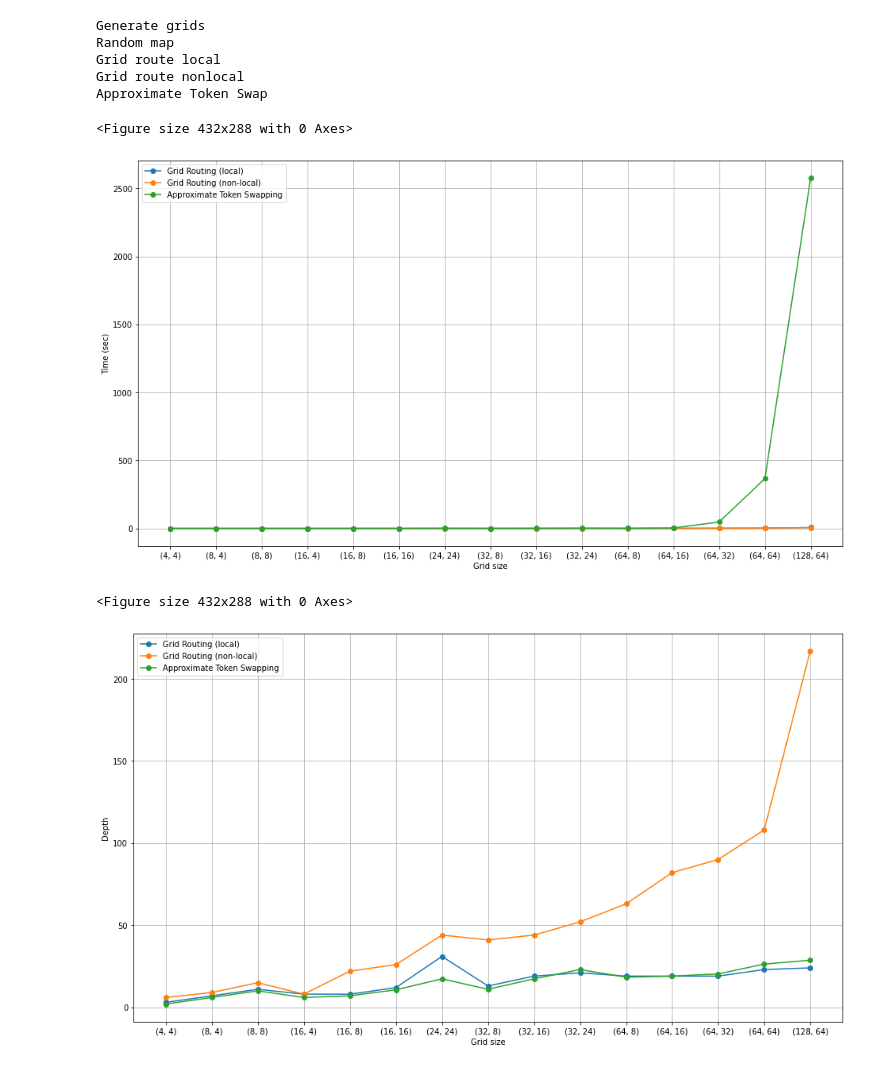
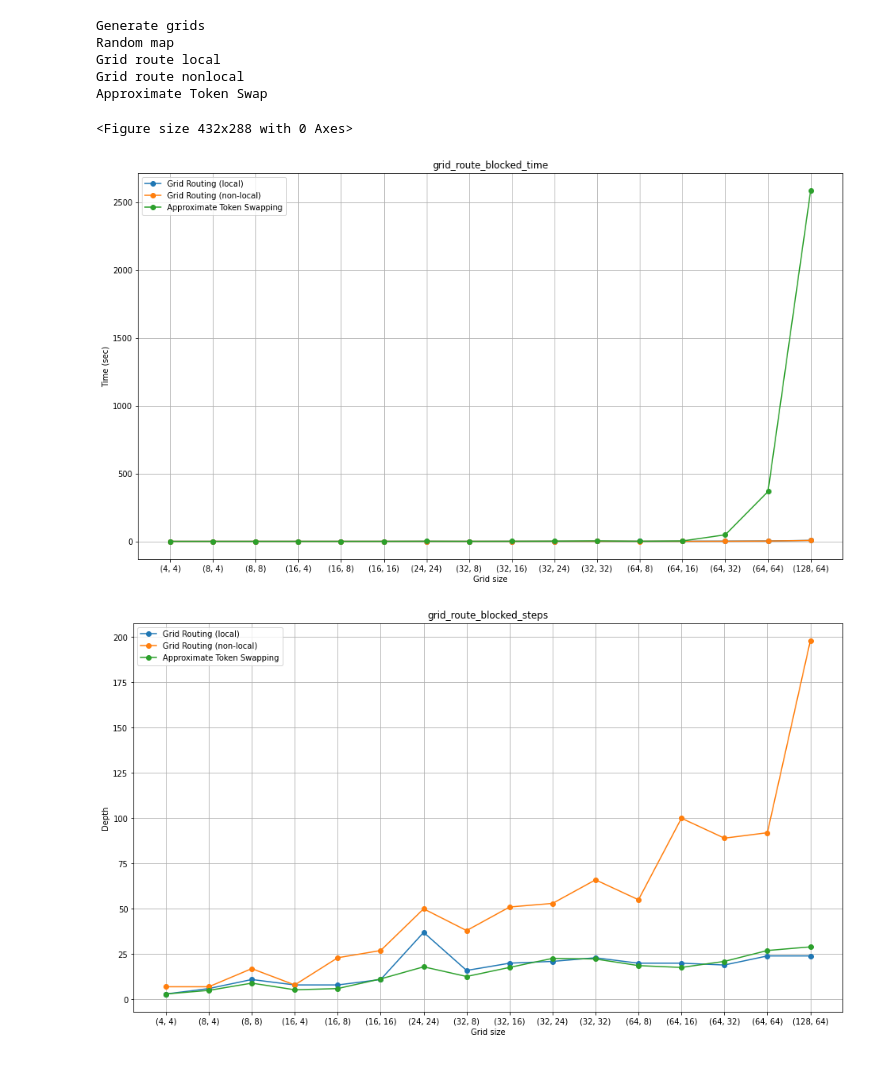
Before and after one commit to rtohid/qtranspilation, a Jupyter notebook: examples/grid_routing.ipynb, the cells around one changed output. Drawn from its saved outputs; the diff is of its cells as text; code cells hidden in the pictures.

```diff
--- a/examples/grid_routing.ipynb
+++ b/examples/grid_routing.ipynb
@@ -301,11 +307,11 @@ from qtranspiler.utils import blocked_random_map, random_map, profile_func
 from matplotlib import pyplot as plt
 
 grid_dimensions = [(4, 4), (8, 4), (8, 8), (16, 4), (16, 8), (16, 16),
-                   (24, 24), (32, 8), (32, 16), (32, 24), (64, 8), (64, 16),
-                   (64, 32), (64, 64), (128, 64)]
+                   (24, 24), (32, 8), (32, 16), (32, 24), (32, 32), (64, 8),
+                   (64, 16), (64, 32), (64, 64), (128, 64)]
 
 block_sizes = [(2, 2), (2, 2), (2, 2), (4, 2), (4, 4), (4, 4), (4, 4), (4, 4),
-               (4, 4), (4, 4), (8, 2), (8, 4), (8, 8), (8, 8), (16, 8)]
+               (4, 4), (4, 4), (4, 4), (8, 2), (8, 4), (8, 8), (8, 8), (16, 8)]
 
 print("Generate grids")
 grids = [Grid(*grid) for grid in grid_dimensions]
@@ -360,38 +366,41 @@ plt.plot(sizes,
          approx_token_swap_timings,
          '-o',
          label='Approximate Token Swapping')
 plt.legend()
 plt.grid(True)
 plt.xlabel('Grid size')
 plt.ylabel('Time (sec)')
-plt.show()
+plt.title('grid_route_blocked_time')
+plt.savefig(f"grid_route_blocked_time.png")
+# plt.show()
 
 plt.figure(2)
 plt.figure(figsize=(16, 9))
 plt.plot(sizes, grid_steppings_local, '-o', label='Grid Routing (local)')
 plt.plot(sizes,
          grid_steppings_nonlocal,
          '-o',
          label='Grid Routing (non-local)')
 plt.plot(sizes,
          approx_token_swap_steppings,
          '-o',
          label='Approximate Token Swapping')
 plt.legend()
 plt.grid(True)
 plt.xlabel('Grid size')
 plt.ylabel('Depth')
-plt.show()
+plt.title('grid_route_blocked_steps')
+plt.savefig(f"grid_route_blocked_steps.png")
+# plt.show()
 # %% [output]
 Generate grids
 Random map
 Grid route local
 Grid route nonlocal
 Approximate Token Swap
 <Figure size 432x288 with 0 Axes>
-[figure, old version]
+[figure, new version]
-<Figure size 432x288 with 0 Axes>
-[figure, old version]
+[figure, new version]
 # %%
 from qtranspiler.architectures import Grid
 from qtranspiler.routing.algorithms import approx_token_swapping
```
Also changed, not shown: parts of 4 cells of this notebook, 10 other files.
